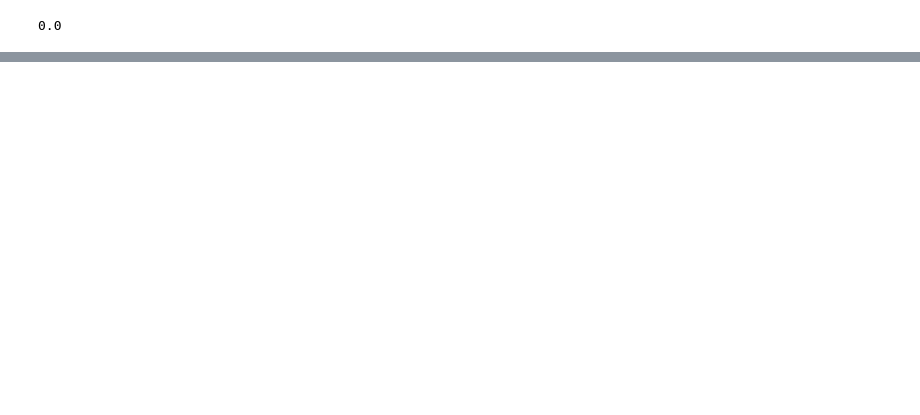
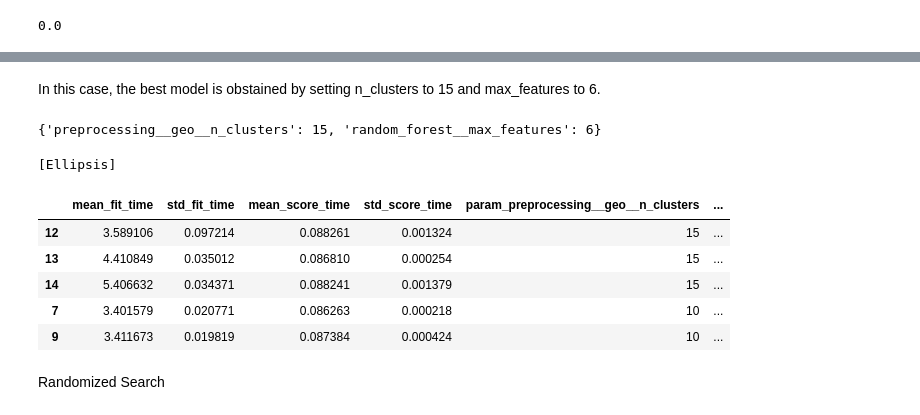
Before and after one commit to alihuss1017/ML-Notes, a Jupyter notebook: machine-learning/Examples/housing_prices.ipynb, the cells around one changed output, grey strips where cells are left out. Saved outputs shown, nothing was run; the diff lists cells and outputs as text; code cells hidden in the pictures; blank space fills up the shorter version.

Commit message:
[ADD] housing notebook

```diff
--- a/machine-learning/Examples/housing_prices.ipynb
+++ b/machine-learning/Examples/housing_prices.ipynb
@@ -526,0 +649,13 @@ dtype: float64
+# %%
+from sklearn.model_selection import GridSearchCV
+
+full_pipeline = Pipeline([("preprocessing", preprocessing),
+                          ("random_forest", RandomForestRegressor(random_state=42))])
+param_grid = [
+    {'preprocessing__geo__n_clusters': [5,8,10],
+     'random_forest__max_features': [4,6,8]},
+     {'preprocessing__geo__n_clusters':[10, 15],
+      'random_forest__max_features': [6, 8, 10]},
+]
+grid_search = GridSearchCV(full_pipeline, param_grid, cv = 3, scoring = 'neg_root_mean_squared_error')
+grid_search.fit(housing, housing_labels)
@@ -526,0 +682,24 @@ dtype: float64
+# %% [markdown]
+In this case, the best model is obstained by setting n_clusters to 15 and max_features to 6.
+# %%
+grid_search.best_params_
+# %% [output]
+{'preprocessing__geo__n_clusters': 15, 'random_forest__max_features': 6}
+# %%
+cv_res = pd.DataFrame(grid_search.cv_results_)
+cv_res.sort_values(by="mean_test_score", ascending=False, inplace = True)
+# %%
+[...]
+# %% [output]
+[Ellipsis]
+# %%
+cv_res.head()
+# %% [output]
+|  | mean_fit_time | std_fit_time | mean_score_time | std_score_time | param_preprocessing__geo__n_clusters | ... |
+| 12 | 3.589106 | 0.097214 | 0.088261 | 0.001324 | 15 | ... |
+| 13 | 4.410849 | 0.035012 | 0.086810 | 0.000254 | 15 | ... |
+| 14 | 5.406632 | 0.034371 | 0.088241 | 0.001379 | 15 | ... |
+| 7 | 3.401579 | 0.020771 | 0.086263 | 0.000218 | 10 | ... |
+| 9 | 3.411673 | 0.019819 | 0.087384 | 0.000424 | 10 | ... |
+# %% [markdown]
+Randomized Search
```
Also changed, not shown: parts of 73 cells of this notebook.
